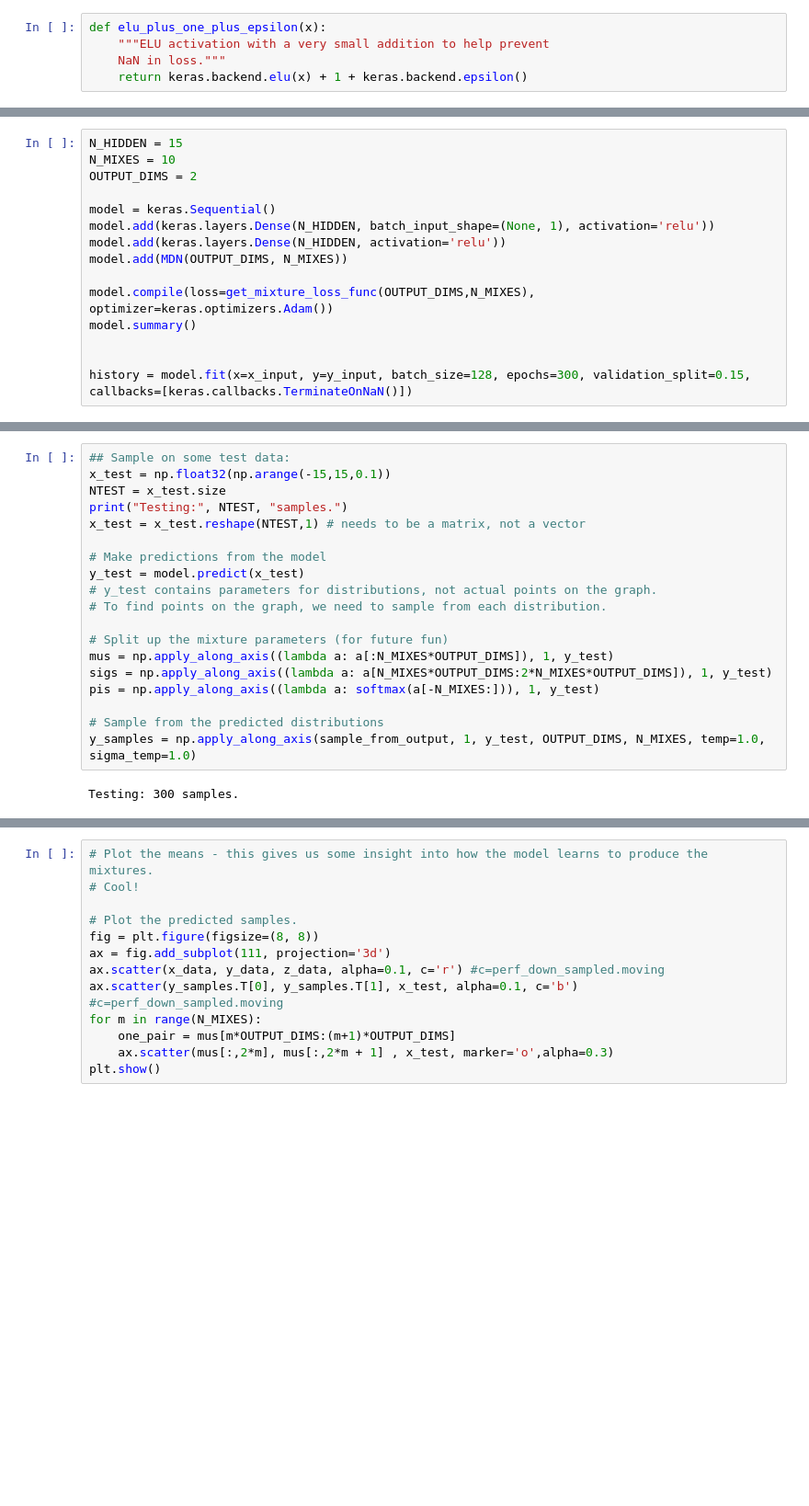
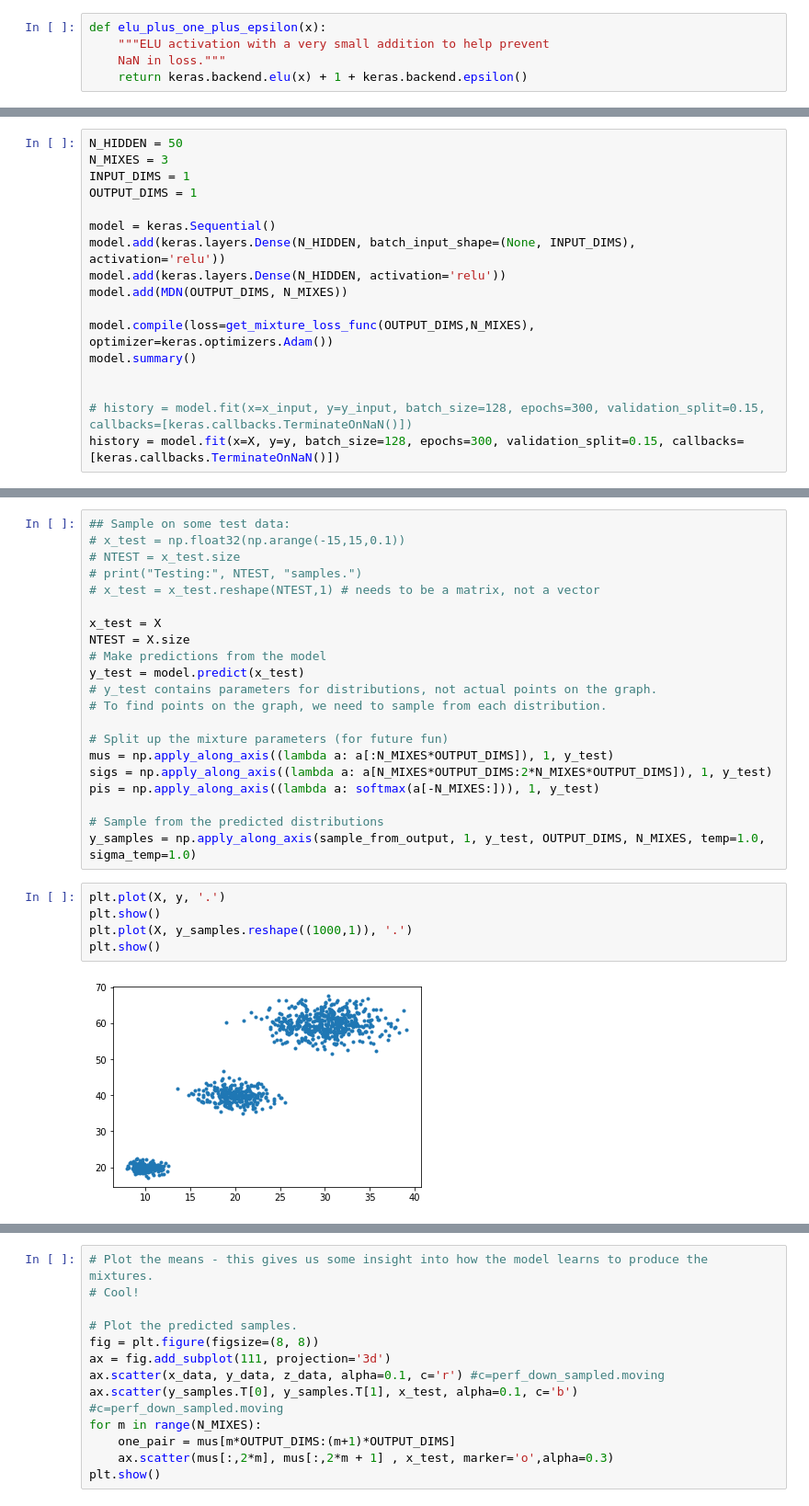
Before and after one commit to jetnew/Simkit, a Jupyter notebook: keras mdn.ipynb, the cells around one changed output, grey strips where cells are left out. Shown at 92% size. Cells and saved outputs as stored; diff of their text form; blank space fills up the shorter version.

Commit message:
Testing MDN

```diff
--- a/keras mdn.ipynb
+++ b/keras mdn.ipynb
@@ -271,10 +295,11 @@ plt.show()
 # %%
-N_HIDDEN = 15
-N_MIXES = 10
-OUTPUT_DIMS = 2
+N_HIDDEN = 50
+N_MIXES = 3
+INPUT_DIMS = 1
+OUTPUT_DIMS = 1
 
 model = keras.Sequential()
-model.add(keras.layers.Dense(N_HIDDEN, batch_input_shape=(None, 1), activation='relu'))
+model.add(keras.layers.Dense(N_HIDDEN, batch_input_shape=(None, INPUT_DIMS), activation='relu'))
 model.add(keras.layers.Dense(N_HIDDEN, activation='relu'))
 model.add(MDN(OUTPUT_DIMS, N_MIXES))
 
@@ -282,5 +307,6 @@ model.compile(loss=get_mixture_loss_func(OUTPUT_DIMS,N_MIXES), optimizer=keras.o
 model.summary()
 
 
-history = model.fit(x=x_input, y=y_input, batch_size=128, epochs=300, validation_split=0.15, callbacks=[keras.callbacks.TerminateOnNaN()])
+# history = model.fit(x=x_input, y=y_input, batch_size=128, epochs=300, validation_split=0.15, callbacks=[keras.callbacks.TerminateOnNaN()])
+history = model.fit(x=X, y=y, batch_size=128, epochs=300, validation_split=0.15, callbacks=[keras.callbacks.TerminateOnNaN()])
 # %% [output]
@@ -313,10 +338,12 @@ plt.show()
 # %%
 ## Sample on some test data:
-x_test = np.float32(np.arange(-15,15,0.1))
-NTEST = x_test.size
-print("Testing:", NTEST, "samples.")
-x_test = x_test.reshape(NTEST,1) # needs to be a matrix, not a vector
+# x_test = np.float32(np.arange(-15,15,0.1))
+# NTEST = x_test.size
+# print("Testing:", NTEST, "samples.")
+# x_test = x_test.reshape(NTEST,1) # needs to be a matrix, not a vector
 
+x_test = X
+NTEST = X.size
 # Make predictions from the model
 y_test = model.predict(x_test)
 # y_test contains parameters for distributions, not actual points on the graph.
@@ -329,5 +356,10 @@ pis = np.apply_along_axis((lambda a: softmax(a[-N_MIXES:])), 1, y_test)
 
 # Sample from the predicted distributions
 y_samples = np.apply_along_axis(sample_from_output, 1, y_test, OUTPUT_DIMS, N_MIXES, temp=1.0, sigma_temp=1.0)
-# %% [output]
-Testing: 300 samples.
+# %%
+plt.plot(X, y, '.')
+plt.show()
+plt.plot(X, y_samples.reshape((1000,1)), '.')
+plt.show()
+# %% [output]
+[figure, added]
```
Also changed, not shown: parts of 8 cells of this notebook.
